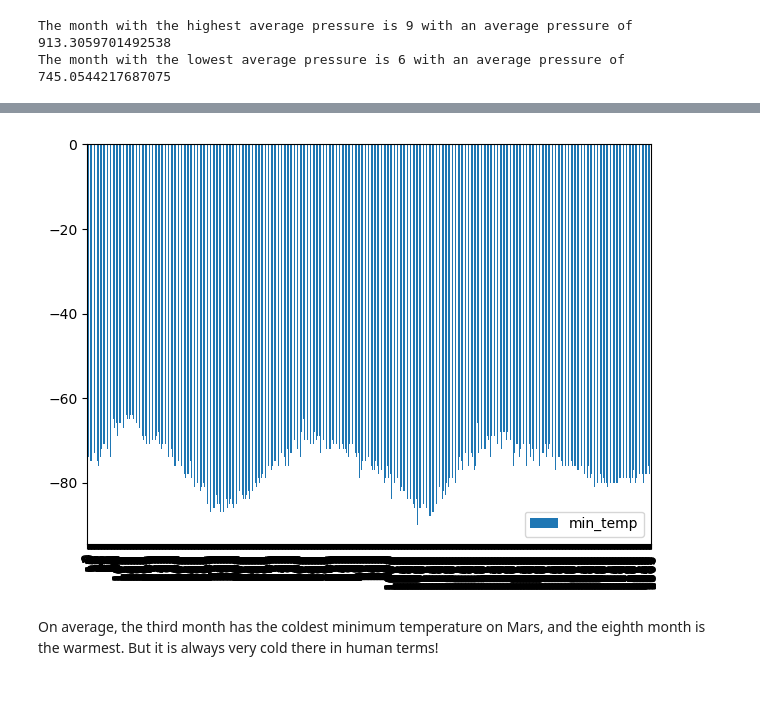
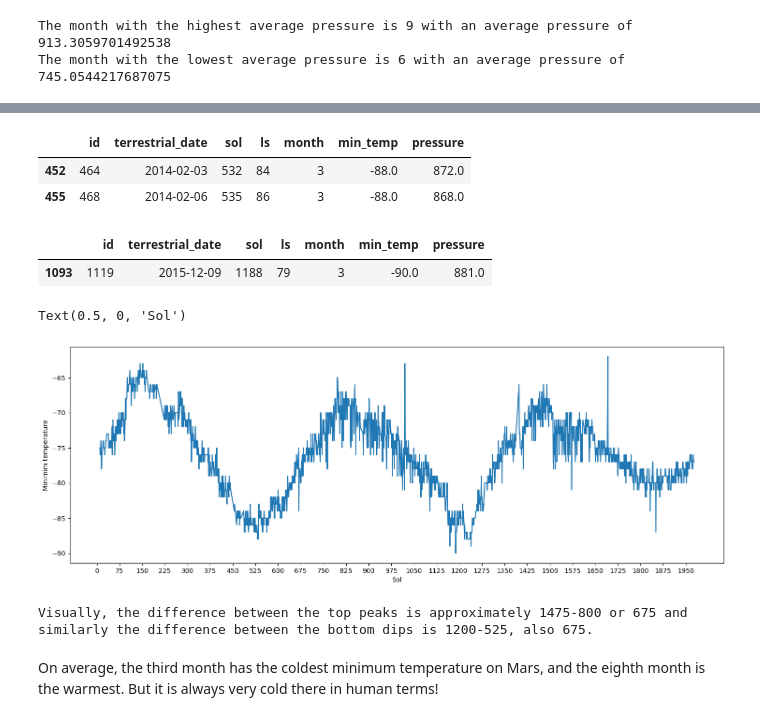
Before and after one commit to sumaiyanathani/HTML_scraping_challenge, a Jupyter notebook: part_2_mars_weather.ipynb, the cells around one changed output, grey strips where cells are left out. Drawn from its saved outputs; the diff is of its cells as text; code cells hidden in the pictures; blank space fills up the shorter version.

```diff
--- a/part_2_mars_weather.ipynb
+++ b/part_2_mars_weather.ipynb
@@ -270,7 +262,0 @@ ValueError: The truth value of a Series is ambiguous. Use a.empty, a.bool(), a.i
-# %%
-table_df.set_index("terrestrial_date")
-table_df.sort_values(by = ["terrestrial_date"], inplace=True)
-table_df.plot(y = 'min_temp', kind = 'bar')
-plt.tight_layout()
-# %% [output]
-[figure, removed]
@@ -279,3 +263,37 @@ coldest_day = avg_by_month2[avg_by_month2['min_temp'] == coldest_temp].values[0]
+# %%
+year1 = table_df[(table_df['sol'] >= 351) & (table_df['sol'] <= 1018)]
+coldest_temp = year1['min_temp'].min()
+coldest_month = year1[year1['min_temp'] == coldest_temp]
+coldest_month
+# %% [output]
+|  | id | terrestrial_date | sol | ls | month | min_temp | pressure |
+| 452 | 464 | 2014-02-03 | 532 | 84 | 3 | -88.0 | 872.0 |
+| 455 | 468 | 2014-02-06 | 535 | 86 | 3 | -88.0 | 868.0 |
+# %%
+year2 = table_df[(table_df['sol'] >= 1019) & (table_df['sol'] <= 1687)]
+coldest_temp = year2['min_temp'].min()
+coldest_month = year2[year2['min_temp'] == coldest_temp]
+coldest_month
+# %% [output]
+|  | id | terrestrial_date | sol | ls | month | min_temp | pressure |
+| 1093 | 1119 | 2015-12-09 | 1188 | 79 | 3 | -90.0 | 881.0 |
+# %%
+# 5. How many terrestrial (earth) days are there in a Martian year?
+fig, ax = plt.subplots(figsize=(18, 6))
+x = table_df["sol"]
+y = table_df["min_temp"]
+ax.plot(x, y)
+ax.tick_params(axis='x')
+plt.xticks(np.arange(min(x)-10, max(x), 75))
+ax.set_ylabel('Minimim temperature')
+ax.set_xlabel('Sol')
+# %% [output]
+Text(0.5, 0, 'Sol')
+[figure, added]
+# %%
+print("Visually, the difference between the top peaks is approximately 1475-800 or 675 and similarly the difference between the bottom dips is 1200-525, also 675.")
+# %% [output]
+Visually, the difference between the top peaks is approximately 1475-800 or 675 and similarly the difference between the bottom dips is 1200-525, also 675.
 # %% [markdown]
 On average, the third month has the coldest minimum temperature on Mars, and the eighth month is the warmest. But it is always very cold there in human terms!
 # %% [markdown]
```
Also changed, not shown: parts of 7 cells of this notebook.
